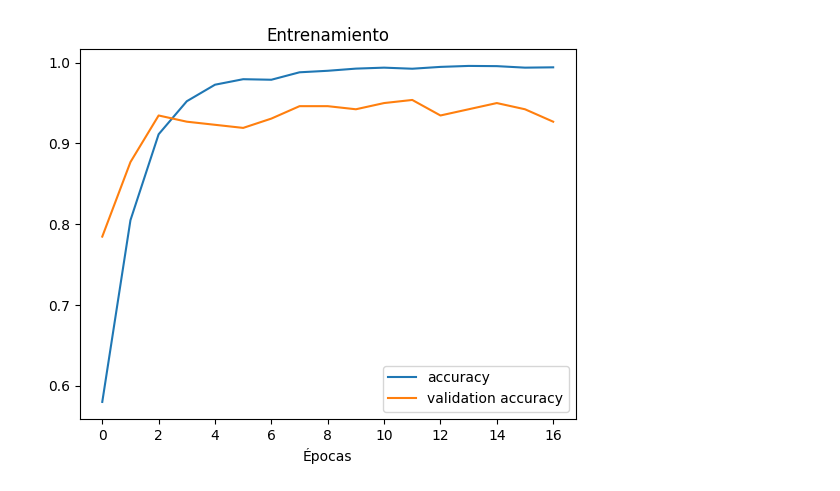
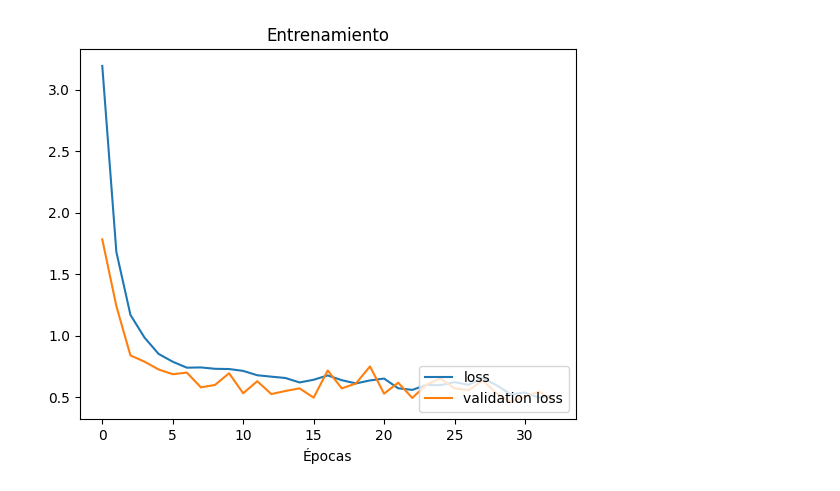
Before and after one commit to AVR21/fsi-p2, a Jupyter notebook: practica_2.ipynb, the cells around one changed output. Drawn from its saved outputs; the diff is of its cells as text; code cells hidden in the pictures.

```diff
--- a/practica_2.ipynb
+++ b/practica_2.ipynb
@@ -8,6 +8,7 @@ from tensorflow.keras.preprocessing.image import ImageDataGenerator
 from tensorflow.keras.models import Sequential
 from tensorflow.keras.layers import Conv2D, MaxPooling2D
 from tensorflow.keras.layers import Activation, Dropout, Flatten, Dense
+from tensorflow.keras import regularizers
 from keras.callbacks import EarlyStopping
 import tensorflow.keras as keras
 
@@ -22,7 +23,6 @@ validation_data_dir = './data/cards/valid/'
 train_datagen = ImageDataGenerator(rescale=1./255)
 
 validation_datagen = ImageDataGenerator(rescale=1./255)
-
 
 train_generator = train_datagen.flow_from_directory(
     train_data_dir,
@@ -39,18 +39,27 @@ validation_generator = validation_datagen.flow_from_directory(
     class_mode='categorical',
     shuffle=True
 )
+
 # MODEL --------------------------------------------------
 
 model = Sequential()
+
+model.add(keras.Input((224, 224, 3)))
+
 model.add(Conv2D(64, kernel_size=(3, 3), activation='relu'))
 model.add(MaxPooling2D(pool_size=(2, 2)))
 model.add(Conv2D(128, kernel_size=(3, 3), activation='relu'))
 model.add(MaxPooling2D(pool_size=(2, 2)))
+
+model.add(Conv2D(256, kernel_size=(3, 3), activation='relu'))
+model.add(MaxPooling2D(pool_size=(2, 2)))
+
 model.add(Flatten())
-model.add(Dense(256, activation='relu'))
+model.add(Dense(512, activation='relu', kernel_regularizer=regularizers.l2(0.01))) # Antes 256
 model.add(Dropout(0.5))
-model.add(Dense(128, activation='relu'))
+model.add(Dense(256, activation='relu', kernel_regularizer=regularizers.l2(0.01))) # Antes 128
 model.add(Dropout(0.25))
+
 model.add(Dense(4, activation='softmax'))
 
 model.compile(loss=keras.losses.categorical_crossentropy,
@@ -59,10 +68,9 @@ model.compile(loss=keras.losses.categorical_crossentropy,
 
 # TRAINING --------------------------------------------------
 
-epochs = 20
+epochs = 45
 
-
-es = EarlyStopping(monitor = 'val_accuracy', mode = 'max', verbose=1, patience=5, restore_best_weights=True)
+es = EarlyStopping(monitor = 'val_accuracy', mode = 'max', verbose=1, patience=15, restore_best_weights=True)
 
 # Use the train_generator for training
 history = model.fit(
@@ -72,6 +80,8 @@ history = model.fit(
     validation_data= validation_generator,
     callbacks = [es]
     )
+
+model.save('modelo.keras')
 # %% [output]
 Found 7509 images belonging to 4 classes.
 Found 260 images belonging to 4 classes.
@@ -93,16 +105,16 @@ Epoch 17: early stopping
 # %%
 from matplotlib import pyplot as plt
 
-plt.plot(history.history['accuracy'], label='accuracy')
-plt.plot(history.history['val_accuracy'], label='validation accuracy')
+plt.plot(history.history['loss'], label='loss')
+plt.plot(history.history['val_loss'], label='validation loss')
 
 plt.title('Entrenamiento')
 plt.xlabel('Épocas')
 plt.legend(loc="lower right")
 
 plt.show()
 # %% [output]
-[figure, old version]
+[figure, new version]
 # %%
 import seaborn as sns
 from sklearn.metrics import classification_report, confusion_matrix
```
Also changed, not shown: parts of 11 cells of this notebook.
